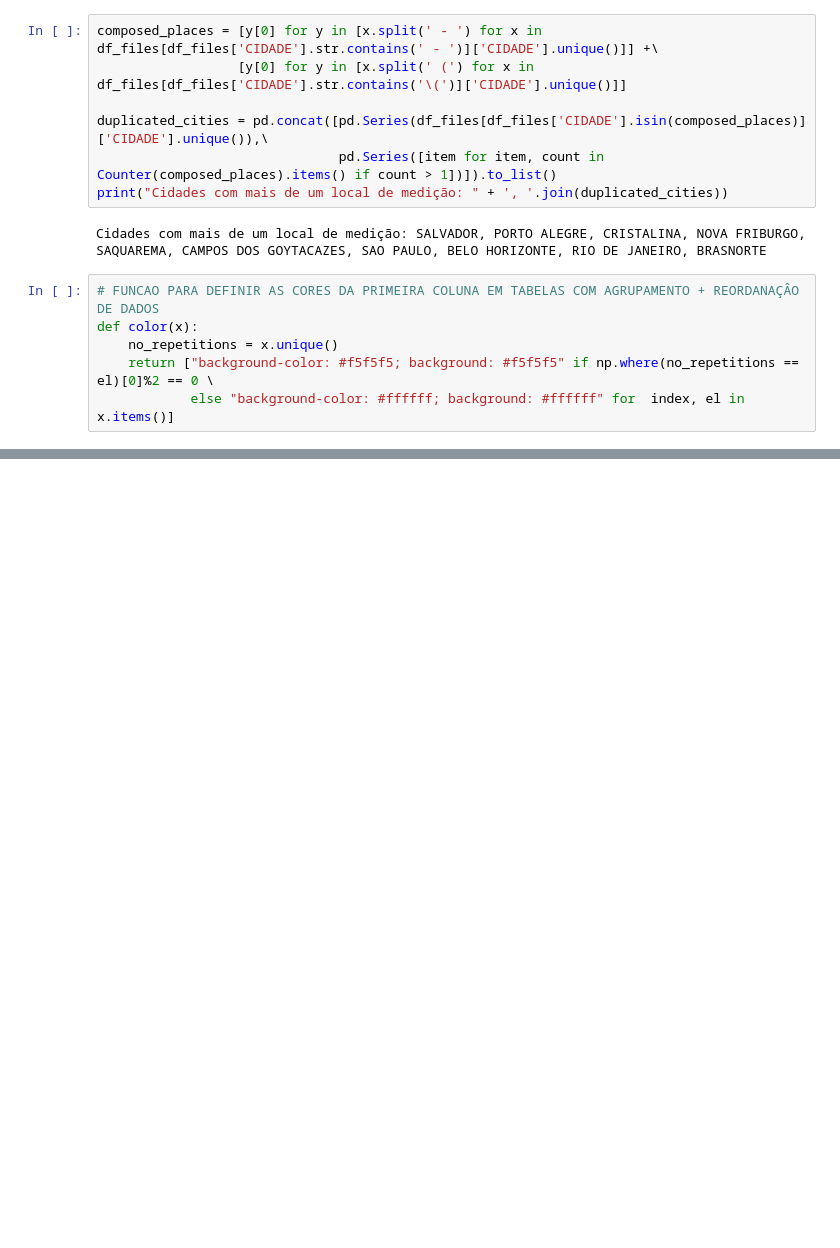
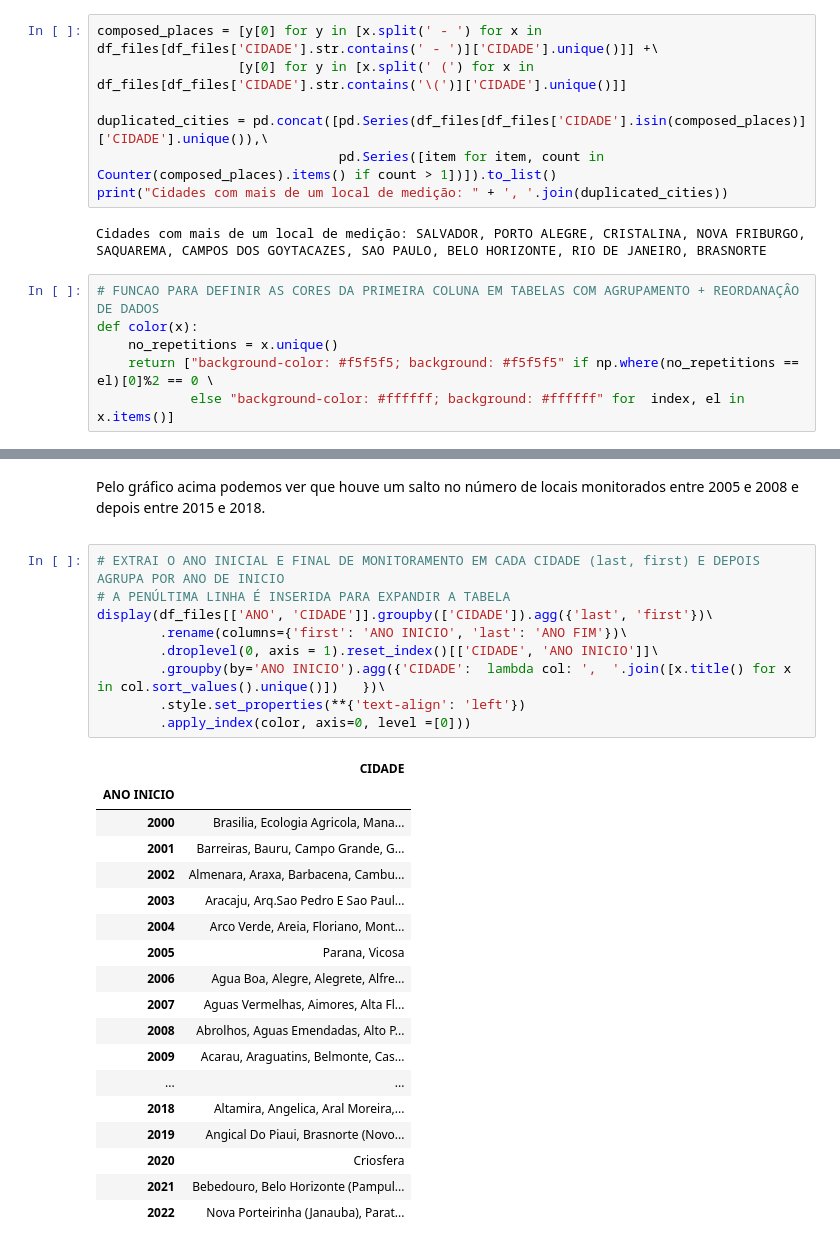
Before and after one commit to nfmmendes/INMET-data-play, a Jupyter notebook: Dados Metereológicos do INMET.ipynb, the cells around one changed output, grey strips where cells are left out. Drawn from its saved outputs; the diff is of its cells as text; blank space fills up the shorter version.

```diff
--- a/Dados Metereológicos do INMET.ipynb
+++ b/Dados Metereológicos do INMET.ipynb
@@ -101,0 +127,30 @@ display(df_files[['REGIAO', 'ESTADO', 'CIDADE']]\
+# %% [markdown]
+<p> Pelo gráfico acima podemos ver que houve um salto no número de locais monitorados entre 2005 e 2008 e depois entre 2015 e 2018. <p>
+# %%
+# EXTRAI O ANO INICIAL E FINAL DE MONITORAMENTO EM CADA CIDADE (last, first) E DEPOIS AGRUPA POR ANO DE INICIO
+# A PENÚLTIMA LINHA É INSERIDA PARA EXPANDIR A TABELA
+display(df_files[['ANO', 'CIDADE']].groupby(['CIDADE']).agg({'last', 'first'})\
+        .rename(columns={'first': 'ANO INICIO', 'last': 'ANO FIM'})\
+        .droplevel(0, axis = 1).reset_index()[['CIDADE', 'ANO INICIO']]\
+        .groupby(by='ANO INICIO').agg({'CIDADE':  lambda col: ',  '.join([x.title() for x in col.sort_values().unique()])   })\
+        .style.set_properties(**{'text-align': 'left'})
+        .apply_index(color, axis=0, level =[0]))
+# %% [output]
+|  | CIDADE |
+| ANO INICIO |  |
+| 2000 | Brasilia, Ecologia Agricola, Mana... |
+| 2001 | Barreiras, Bauru, Campo Grande, G... |
+| 2002 | Almenara, Araxa, Barbacena, Cambu... |
+| 2003 | Aracaju, Arq.Sao Pedro E Sao Paul... |
+| 2004 | Arco Verde, Areia, Floriano, Mont... |
+| 2005 | Parana, Vicosa |
+| 2006 | Agua Boa, Alegre, Alegrete, Alfre... |
+| 2007 | Aguas Vermelhas, Aimores, Alta Fl... |
+| 2008 | Abrolhos, Aguas Emendadas, Alto P... |
+| 2009 | Acarau, Araguatins, Belmonte, Cas... |
+| ... | ... |
+| 2018 | Altamira, Angelica, Aral Moreira,... |
+| 2019 | Angical Do Piaui, Brasnorte (Novo... |
+| 2020 | Criosfera |
+| 2021 | Bebedouro, Belo Horizonte (Pampul... |
+| 2022 | Nova Porteirinha (Janauba), Parat... |
```
Also changed, not shown: parts of 6 cells of this notebook.
